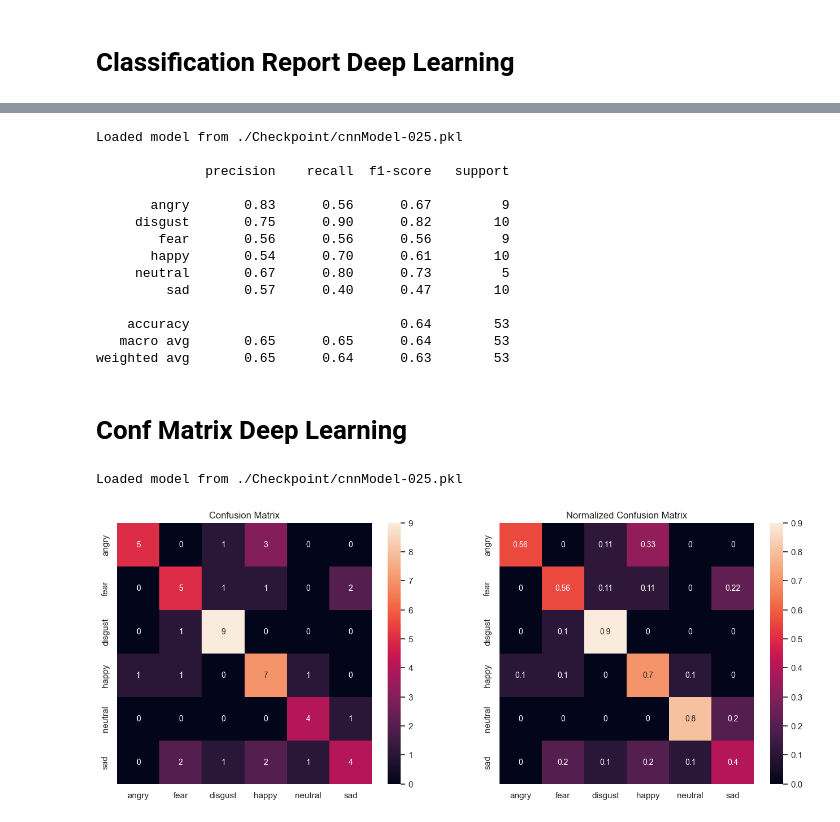
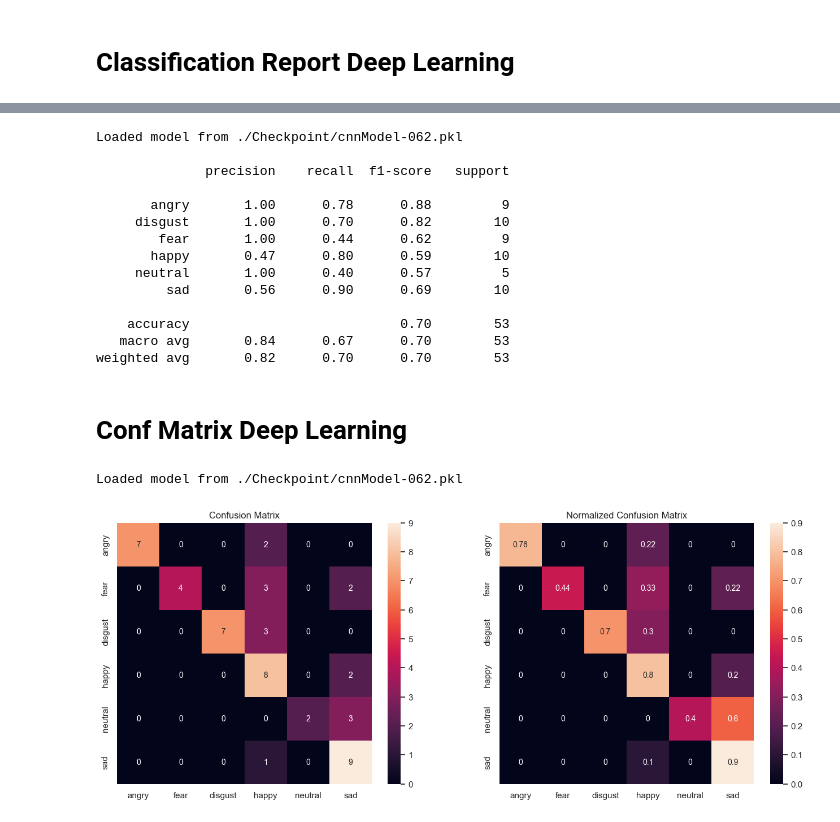
Before and after one commit to satria-ui/TugasAkhir2023, a Jupyter notebook: script/main.ipynb, the cells around one changed output, grey strips where cells are left out. Saved outputs shown, nothing was run; the diff lists cells and outputs as text; code cells hidden in the pictures.

Commit message:
feat: add CRNN ravdess experiment

```diff
--- a/script/main.ipynb
+++ b/script/main.ipynb
@@ -929,7 +929,7 @@ from Code.ResNet import ResNet
 
 SAMPLE_RATE = 48000
 DURATION = 5.27
-NUM_EPOCH = 25
+NUM_EPOCH = 75
 
 # CREMA-D 100
 # RAVDESS 150
@@ -938,6 +938,6 @@ path = "./Scaler/CREMA-D_ready_data.npy"
 # CRNN(img_channel=1, img_height=40, img_width=350, num_class=6)
 # label_mapping = {'angry': 0, 'fear': 1, 'disgust': 2, 'happy': 3, 'neutral': 4, 'sad': 5}
 DL = DeepLearning(sample_rate=SAMPLE_RATE, duration=DURATION)
-train_losses, valid_losses, train_accuracy, valid_accuracy = DL.train(train_file=path, model=LeNet(), num_epochs=NUM_EPOCH)
+train_losses, valid_losses, train_accuracy, valid_accuracy = DL.train(train_file=path, model=CRNN(img_channel=1, img_height=40, img_width=495, num_class=6), num_epochs=NUM_EPOCH)
 # %% [output]
 Data Loaded with shape:
@@ -1113,8 +1110,8 @@ for i in range(NUM_EPOCH):
     load_path = os.path.join(load_folder, model_name)
 
     ## instantiate empty model and populate with params from binary
-    model = LeNet().to("cuda")
-    optimizer = torch.optim.SGD(model.parameters(),lr=0.001, weight_decay=0.001, momentum=0.8)
+    model = CRNN(img_channel=1, img_height=40, img_width=308, num_class=6).to("cuda")
+    optimizer = torch.optim.SGD(model.parameters(),lr=0.01, weight_decay=0.001, momentum=0.8)
     DL.load_checkpoint(optimizer, model, load_path)
 
     print('\r'+f' Loaded model from {load_path}',end='')
@@ -1224,10 +1221,10 @@ from Code.LeNet import LeNet
 from Code.CRNN import CRNN
 from sklearn.metrics import classification_report
 
-model_path = "./Checkpoint/cnnModel-025.pkl"
+model_path = "./Checkpoint/cnnModel-062.pkl"
 
-model = LeNet().to("cuda")
-optimizer = torch.optim.SGD(model.parameters(),lr=0.001, weight_decay=0.001, momentum=0.8)
+model = CRNN(img_channel=1, img_height=40, img_width=495, num_class=6).to("cuda")
+optimizer = torch.optim.SGD(model.parameters(),lr=0.01, weight_decay=0.001, momentum=0.8)
 load_checkpoint(optimizer, model, model_path)
 
 print(f'Loaded model from {model_path}\n')
@@ -1244,20 +1241,20 @@ y_test_str = reverse_label_encoder(y_valid)
 report = classification_report(y_test_str, y_pred_str, zero_division=0)
 print(report)
 # %% [output]
-Loaded model from ./Checkpoint/cnnModel-025.pkl
+Loaded model from ./Checkpoint/cnnModel-062.pkl
 
               precision    recall  f1-score   support
 
-       angry       0.83      0.56      0.67         9
-     disgust       0.75      0.90      0.82        10
-        fear       0.56      0.56      0.56         9
-       happy       0.54      0.70      0.61        10
-     neutral       0.67      0.80      0.73         5
-         sad       0.57      0.40      0.47        10
+       angry       1.00      0.78      0.88         9
+     disgust       1.00      0.70      0.82        10
+        fear       1.00      0.44      0.62         9
+       happy       0.47      0.80      0.59        10
+     neutral       1.00      0.40      0.57         5
+         sad       0.56      0.90      0.69        10
 
-    accuracy                           0.64        53
-   macro avg       0.65      0.65      0.64        53
-weighted avg       0.65      0.64      0.63        53
+    accuracy                           0.70        53
+   macro avg       0.84      0.67      0.70        53
+weighted avg       0.82      0.70      0.70        53
 # %% [markdown]
 # Conf Matrix Deep Learning
 # %%
@@ -1272,45 +1269,45 @@ from Code.CRNN import CRNN
 
 emotion_list = ['angry', 'fear', 'disgust', 'happy', 'neutral', 'sad']
 
-model_path = "./Checkpoint/cnnModel-025.pkl"
+model_path = "./Checkpoint/cnnModel-062.pkl"
 
-model = LeNet().to("cuda")
-optimizer = torch.optim.SGD(model.parameters(),lr=0.001, weight_decay=0.001, momentum=0.8)
+model = CRNN(img_channel=1, img_height=40, img_width=495, num_class=6).to("cuda")
+optimizer = torch.optim.SGD(model.parameters(),lr=0.01, weight_decay=0.001, momentum=0.8)
 load_checkpoint(optimizer, model, model_path)
 
 print(f'Loaded model from {model_path}\n')
 
 X_test_tensor = torch.tensor(X_valid,device="cuda").float()
 predictions = make_prediction(model,X_test_tensor)
 
 predicted_emotions = predictions.to("cpu").numpy()
 emotions_groundtruth = y_valid
 
 # build confusion matrix and normalized confusion matrix
 conf_matrix = confusion_matrix(emotions_groundtruth, predicted_emotions)
 conf_matrix_norm = confusion_matrix(emotions_groundtruth, predicted_emotions,normalize='true')
 
 # set labels for matrix axes from emotions
 emotion_names = [emotion for emotion in emotion_list]
 
 # make a confusion matrix with labels using a DataFrame
 confmatrix_df = pd.DataFrame(conf_matrix, index=emotion_names, columns=emotion_names)
 confmatrix_df_norm = pd.DataFrame(conf_matrix_norm, index=emotion_names, columns=emotion_names)
 
 # plot confusion matrices
 plt.figure(figsize=(16,6))
 sns.set(font_scale=1)
 plt.subplot(1,2,1)
 plt.title('Confusion Matrix')
 sns.heatmap(confmatrix_df, annot=True, annot_kws={"size": 10}, fmt="d")
 plt.subplot(1,2,2)
 plt.title('Normalized Confusion Matrix')
 sns.heatmap(confmatrix_df_norm, annot=True, annot_kws={"size": 10})
 
 plt.show()
 # %% [output]
-Loaded model from ./Checkpoint/cnnModel-025.pkl
+Loaded model from ./Checkpoint/cnnModel-062.pkl
-[figure, old version]
+[figure, new version]
 # %%
 from sklearn.metrics import confusion_matrix
 import seaborn as sns
```
Also changed, not shown: parts of 12 cells of this notebook, 10 other files.
